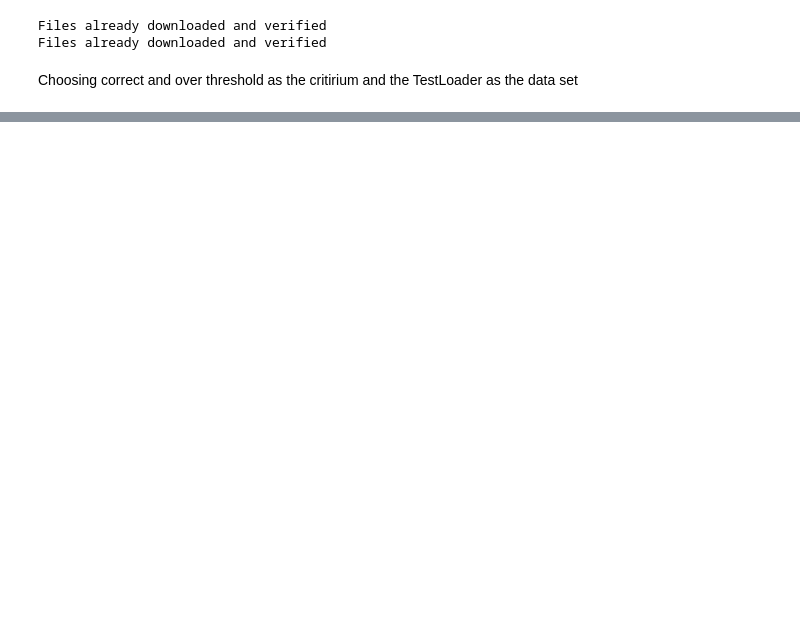
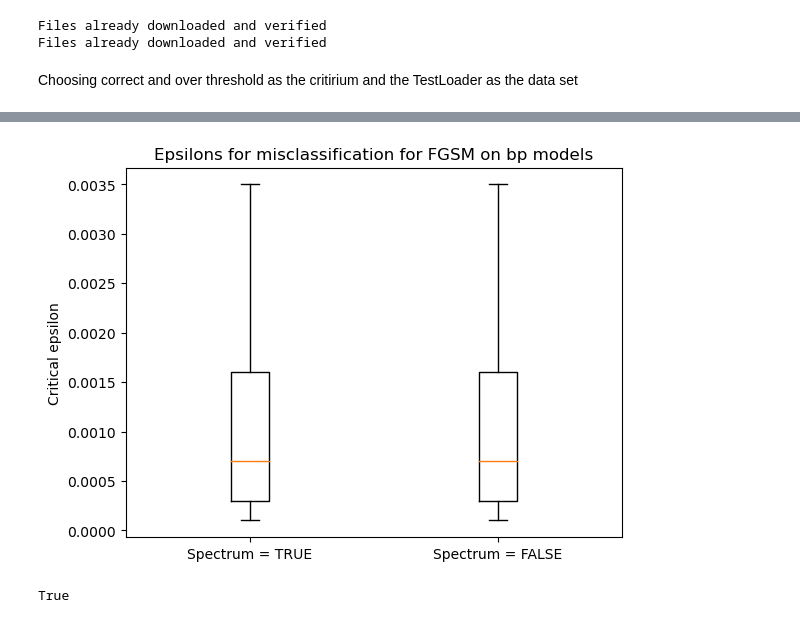
Before and after one commit to holzhauk/LocalLearning, a Jupyter notebook: notebooks/Mia .ipynb, the cells around one changed output, grey strips where cells are left out. Saved outputs shown, nothing was run; the diff lists cells and outputs as text; code cells hidden in the pictures; blank space fills up the shorter version.

```diff
--- a/notebooks/Mia .ipynb
+++ b/notebooks/Mia .ipynb
@@ -443,0 +654,15 @@ print(np.mean(eps_fit_curve_at_half_bp))
+# %%
+flat_bp_stringer = [item for sublist in stringer_bp for item in sublist]
+flat_bp_not_stringer = [item for sublist in not_stringer_bp for item in sublist]
+
+plt.boxplot([flat_bp_stringer,flat_bp_not_stringer],showfliers=False)
+plt.xticks([1,2],["Spectrum = TRUE","Spectrum = FALSE"])
+plt.ylabel("Critical epsilon")
+plt.title("Epsilons for misclassification for FGSM on bp models")
+plt.show()
+
+meds = [item.get_ydata() for item in boxplot["medians"]]
+print((meds[0]==meds[1]).all())
+# %% [output]
+[figure, added]
+True
```
Also changed, not shown: parts of 17 cells of this notebook.
